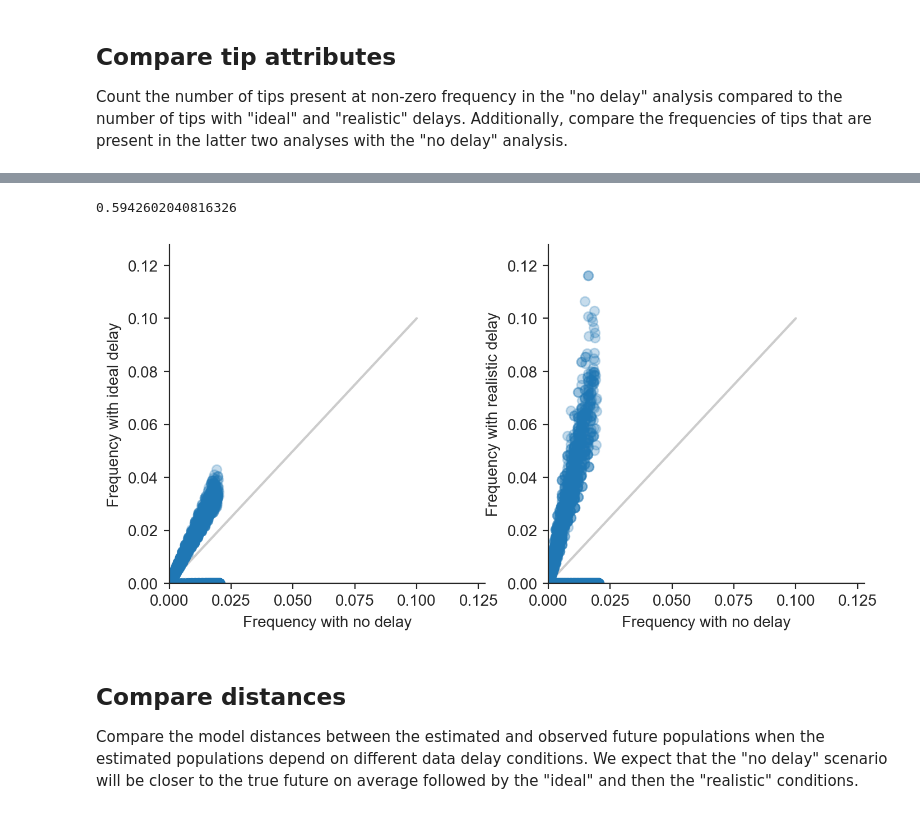
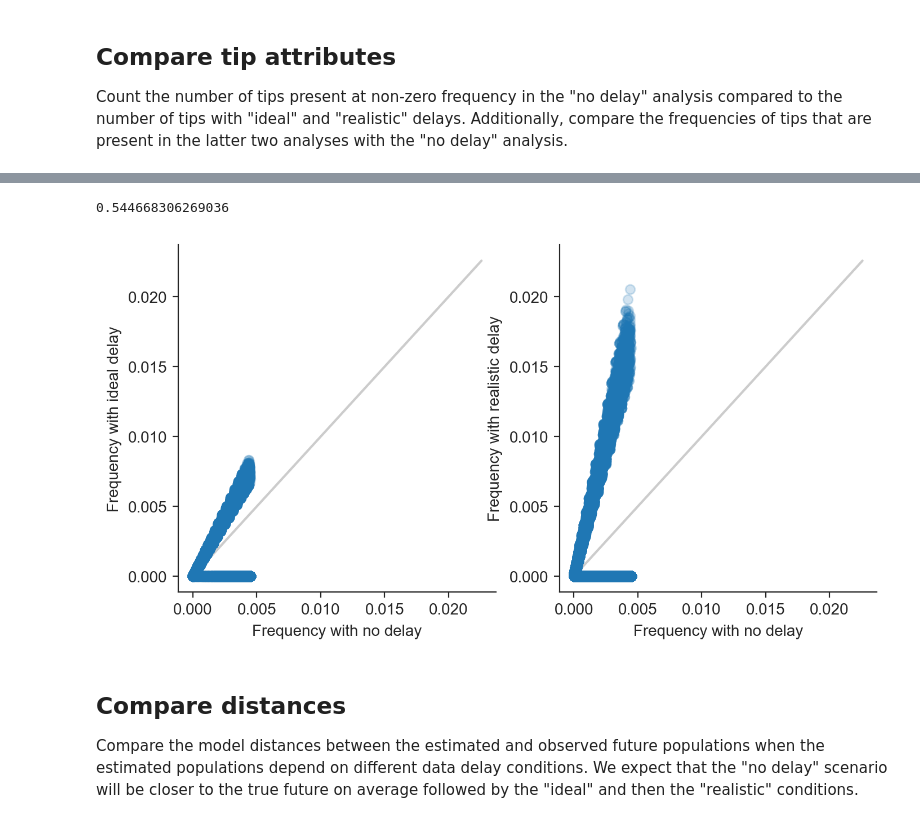
Before and after one commit to blab/flu-forecasting-delays, a Jupyter notebook: notebooks/2022-08-17-plot-distances-for-delayed-populations.ipynb, the cells around one changed output, grey strips where cells are left out. Cells and saved outputs as stored; diff of their text form; code cells hidden in the pictures.

```diff
--- a/notebooks/2022-08-17-plot-distances-for-delayed-populations.ipynb
+++ b/notebooks/2022-08-17-plot-distances-for-delayed-populations.ipynb
@@ -14,21 +14,21 @@ sns.set_style("ticks")
 Count the number of tips present at non-zero frequency in the "no delay" analysis compared to the number of tips with "ideal" and "realistic" delays. Additionally, compare the frequencies of tips that are present in the latter two analyses with the "no delay" analysis.
 # %%
 no_delay_tips = pd.read_csv(
-    "../results/builds/simulated/simulated_no_delay/tip_attributes.tsv",
+    "../results/builds/simulated/simulated_no_delay_with_bias/tip_attributes.tsv",
     sep="\t",
     parse_dates=["timepoint"],
     usecols=["strain", "timepoint", "frequency"],
 )
 # %%
 ideal_delay_tips = pd.read_csv(
-    "../results/builds/simulated/simulated_ideal_delay/tip_attributes.tsv",
+    "../results/builds/simulated/simulated_ideal_delay_with_bias/tip_attributes.tsv",
     sep="\t",
     parse_dates=["timepoint"],
     usecols=["strain", "timepoint", "frequency"],
 )
 # %%
 realistic_delay_tips = pd.read_csv(
-    "../results/builds/simulated/simulated_realistic_delay/tip_attributes.tsv",
+    "../results/builds/simulated/simulated_realistic_delay_with_bias/tip_attributes.tsv",
     sep="\t",
     parse_dates=["timepoint"],
     usecols=["strain", "timepoint", "frequency"],
@@ -93,13 +93,15 @@ total_tips_realistic_delay
 # %%
 total_tips_realistic_delay / total_tips_no_delay
 # %% [output]
-0.5942602040816326
+0.544668306269036
 # %%
 tips = tips.fillna(0.0)
 # %%
 max_frequency = tips.loc[:, ["frequency", "frequency_ideal", "frequency_realistic"]].max().max()
 # %%
 max_frequency_threshold = max_frequency + (max_frequency / 10)
+# %%
+x = y = np.linspace(0, max_frequency_threshold, 10)
 # %%
 fig, all_axes = plt.subplots(1, 2, figsize=(8, 4), dpi=200)
 axes = all_axes.flatten()
@@ -107,44 +109,40 @@ axes = all_axes.flatten()
 axes[0].plot(
     tips["frequency"],
     tips["frequency_ideal"],
     "o",
-    alpha=0.25,
+    alpha=0.2,
 )
 
 axes[0].plot(
-    np.arange(0, max_frequency_threshold, 0.1),
-    np.arange(0, max_frequency_threshold, 0.1),
+    x,
+    y,
     color="#CCCCCC",
     zorder=-10,
 )
-axes[0].set_xlim(0, max_frequency_threshold)
-axes[0].set_ylim(0, max_frequency_threshold)
 
 axes[0].set_xlabel("Frequency with no delay")
 axes[0].set_ylabel("Frequency with ideal delay")
 
 axes[1].plot(
     tips["frequency"],
     tips["frequency_realistic"],
     "o",
-    alpha=0.25,
+    alpha=0.2,
 )
 
 axes[1].plot(
-    np.arange(0, max_frequency_threshold, 0.1),
-    np.arange(0, max_frequency_threshold, 0.1),
+    x,
+    y,
     color="#CCCCCC",
     zorder=-10,
 )
-axes[1].set_xlim(0, max_frequency_threshold)
-axes[1].set_ylim(0, max_frequency_threshold)
 
 axes[1].set_xlabel("Frequency with no delay")
 axes[1].set_ylabel("Frequency with realistic delay")
 
 sns.despine()
 # %% [output]
-[figure, old version]
+[figure, new version]
 # %% [markdown]
 ## Compare distances
 
```
Also changed, not shown: parts of 24 cells of this notebook, 5 other files.
